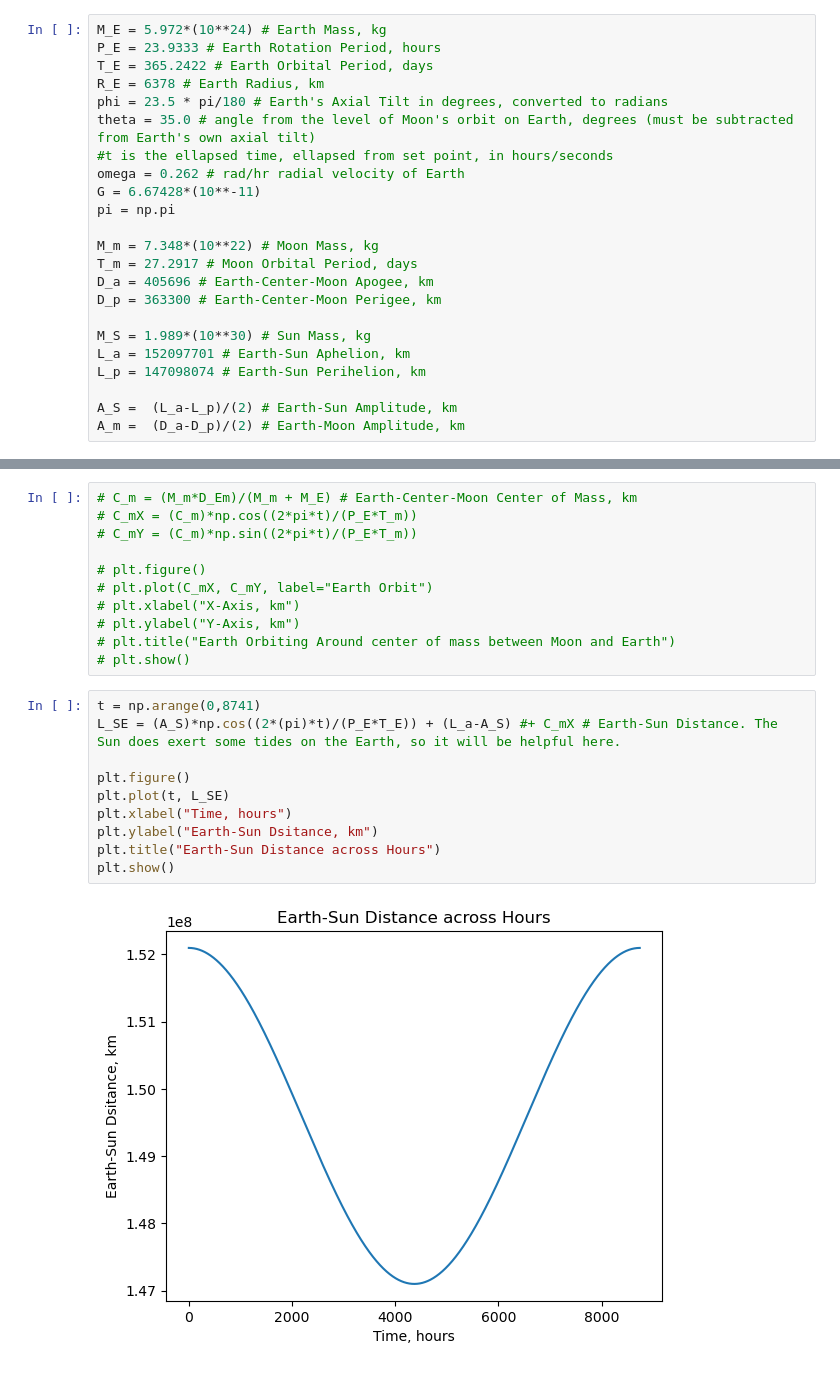
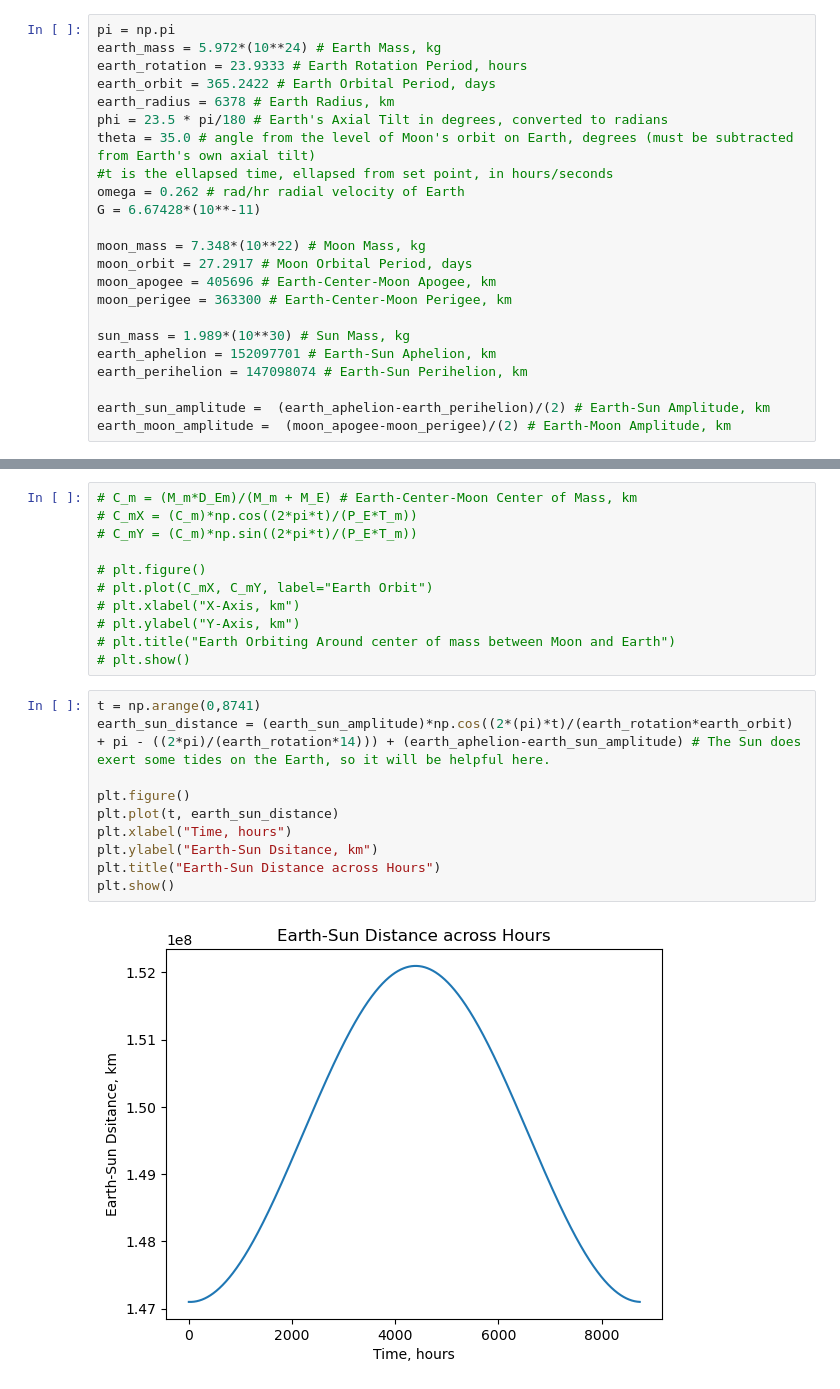
Before and after one commit to kombuchamushrooom/Astro98Project, a Jupyter notebook: final_project/final_project.ipynb, the cells around one changed output, grey strips where cells are left out. Cells and saved outputs as stored; diff of their text form.

Commit message:
edited Earth-Sun distance equation

```diff
--- a/final_project/final_project.ipynb
+++ b/final_project/final_project.ipynb
@@ -6,27 +6,27 @@ from matplotlib.animation import FuncAnimation
 import astropy as ap
 import time
 # %%
-M_E = 5.972*(10**24) # Earth Mass, kg
-P_E = 23.9333 # Earth Rotation Period, hours
-T_E = 365.2422 # Earth Orbital Period, days
-R_E = 6378 # Earth Radius, km
+pi = np.pi
+earth_mass = 5.972*(10**24) # Earth Mass, kg
+earth_rotation = 23.9333 # Earth Rotation Period, hours
+earth_orbit = 365.2422 # Earth Orbital Period, days
+earth_radius = 6378 # Earth Radius, km
 phi = 23.5 * pi/180 # Earth's Axial Tilt in degrees, converted to radians
 theta = 35.0 # angle from the level of Moon's orbit on Earth, degrees (must be subtracted from Earth's own axial tilt)
 #t is the ellapsed time, ellapsed from set point, in hours/seconds
 omega = 0.262 # rad/hr radial velocity of Earth
 G = 6.67428*(10**-11)
-pi = np.pi
 
-M_m = 7.348*(10**22) # Moon Mass, kg
-T_m = 27.2917 # Moon Orbital Period, days
-D_a = 405696 # Earth-Center-Moon Apogee, km
-D_p = 363300 # Earth-Center-Moon Perigee, km
+moon_mass = 7.348*(10**22) # Moon Mass, kg
+moon_orbit = 27.2917 # Moon Orbital Period, days
+moon_apogee = 405696 # Earth-Center-Moon Apogee, km
+moon_perigee = 363300 # Earth-Center-Moon Perigee, km
 
-M_S = 1.989*(10**30) # Sun Mass, kg
-L_a = 152097701 # Earth-Sun Aphelion, km
-L_p = 147098074 # Earth-Sun Perihelion, km
+sun_mass = 1.989*(10**30) # Sun Mass, kg
+earth_aphelion = 152097701 # Earth-Sun Aphelion, km
+earth_perihelion = 147098074 # Earth-Sun Perihelion, km
 
-A_S =  (L_a-L_p)/(2) # Earth-Sun Amplitude, km
-A_m =  (D_a-D_p)/(2) # Earth-Moon Amplitude, km
+earth_sun_amplitude =  (earth_aphelion-earth_perihelion)/(2) # Earth-Sun Amplitude, km
+earth_moon_amplitude =  (moon_apogee-moon_perigee)/(2) # Earth-Moon Amplitude, km
 # %%
 t = np.arange(0,700)
@@ -57,13 +57,13 @@ plt.show()
 # plt.show()
 # %%
 t = np.arange(0,8741)
-L_SE = (A_S)*np.cos((2*(pi)*t)/(P_E*T_E)) + (L_a-A_S) #+ C_mX # Earth-Sun Distance. The Sun does exert some tides on the Earth, so it will be helpful here.
+earth_sun_distance = (earth_sun_amplitude)*np.cos((2*(pi)*t)/(earth_rotation*earth_orbit) + pi - ((2*pi)/(earth_rotation*14))) + (earth_aphelion-earth_sun_amplitude) # The Sun does exert some tides on the Earth, so it will be helpful here.
 
 plt.figure()
-plt.plot(t, L_SE)
+plt.plot(t, earth_sun_distance)
 plt.xlabel("Time, hours")
 plt.ylabel("Earth-Sun Dsitance, km")
 plt.title("Earth-Sun Distance across Hours")
 plt.show()
 # %% [output]
-[figure, old version]
+[figure, new version]
```
Also changed, not shown: parts of 2 cells of this notebook.
